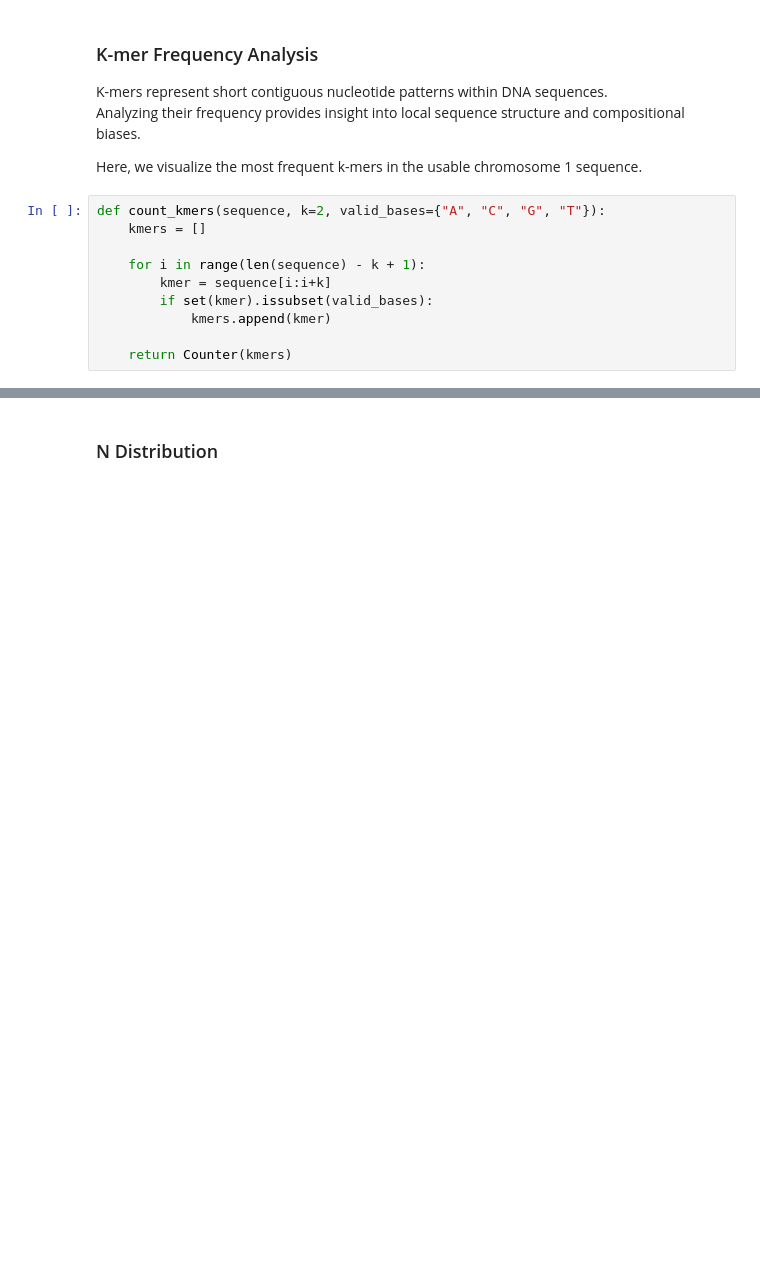
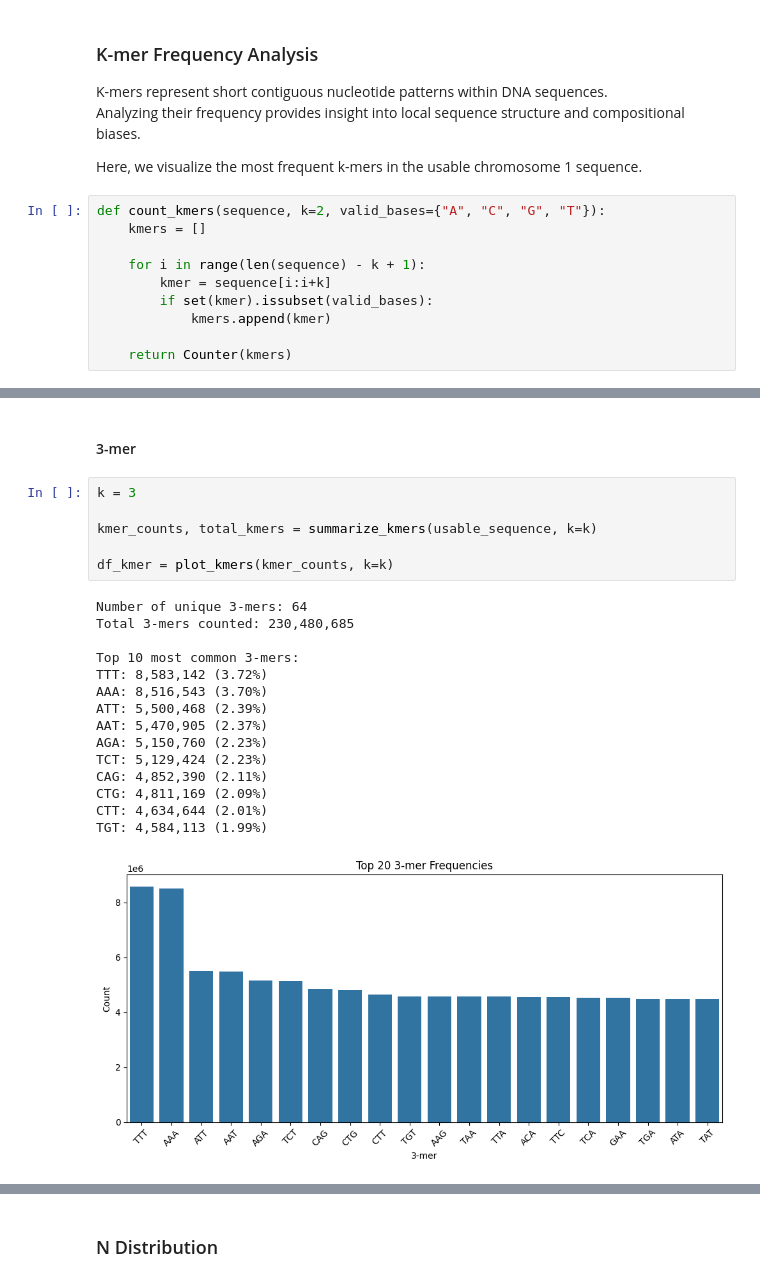
Before and after one commit to rjholik/DNA-Promoter-Prediction-CNN-Transformers, a Jupyter notebook: notebooks/01_data_exploration.ipynb, the cells around one changed output, grey strips where cells are left out. Cells and saved outputs as stored; diff of their text form; blank space fills up the shorter version.

```diff
--- a/notebooks/01_data_exploration.ipynb
+++ b/notebooks/01_data_exploration.ipynb
@@ -309,0 +290,24 @@ plt.show()
+# %% [markdown]
+#### 3-mer
+# %%
+k = 3
+
+kmer_counts, total_kmers = summarize_kmers(usable_sequence, k=k)
+
+df_kmer = plot_kmers(kmer_counts, k=k)
+# %% [output]
+Number of unique 3-mers: 64
+Total 3-mers counted: 230,480,685
+
+Top 10 most common 3-mers:
+TTT: 8,583,142 (3.72%)
+AAA: 8,516,543 (3.70%)
+ATT: 5,500,468 (2.39%)
+AAT: 5,470,905 (2.37%)
+AGA: 5,150,760 (2.23%)
+TCT: 5,129,424 (2.23%)
+CAG: 4,852,390 (2.11%)
+CTG: 4,811,169 (2.09%)
+CTT: 4,634,644 (2.01%)
+TGT: 4,584,113 (1.99%)
+[figure, added]
```
Also changed, not shown: parts of 13 cells of this notebook.
